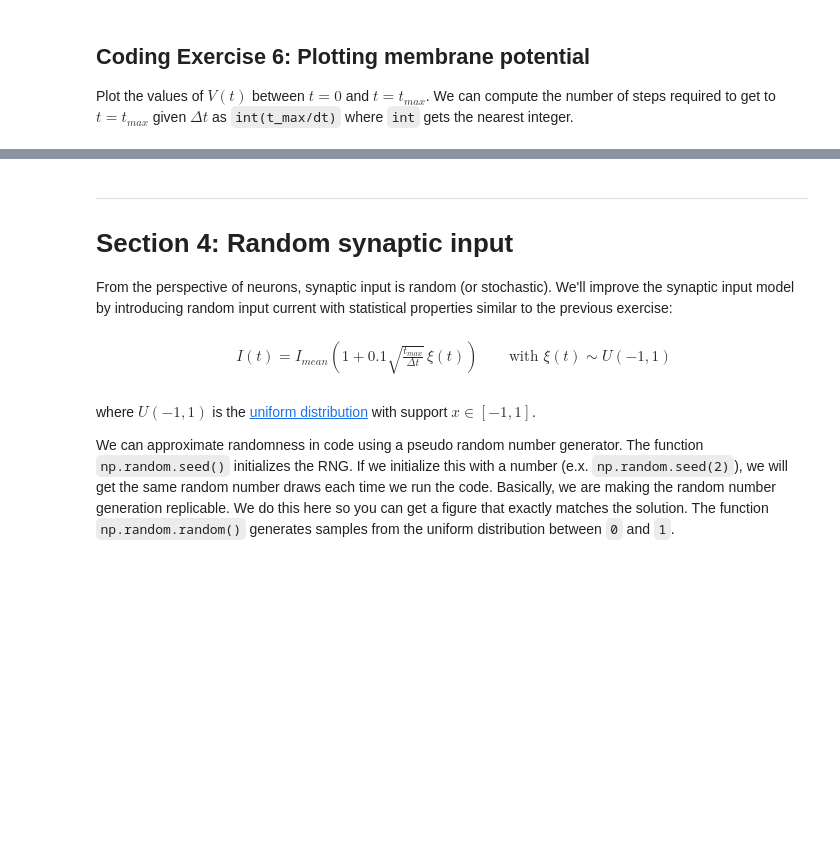
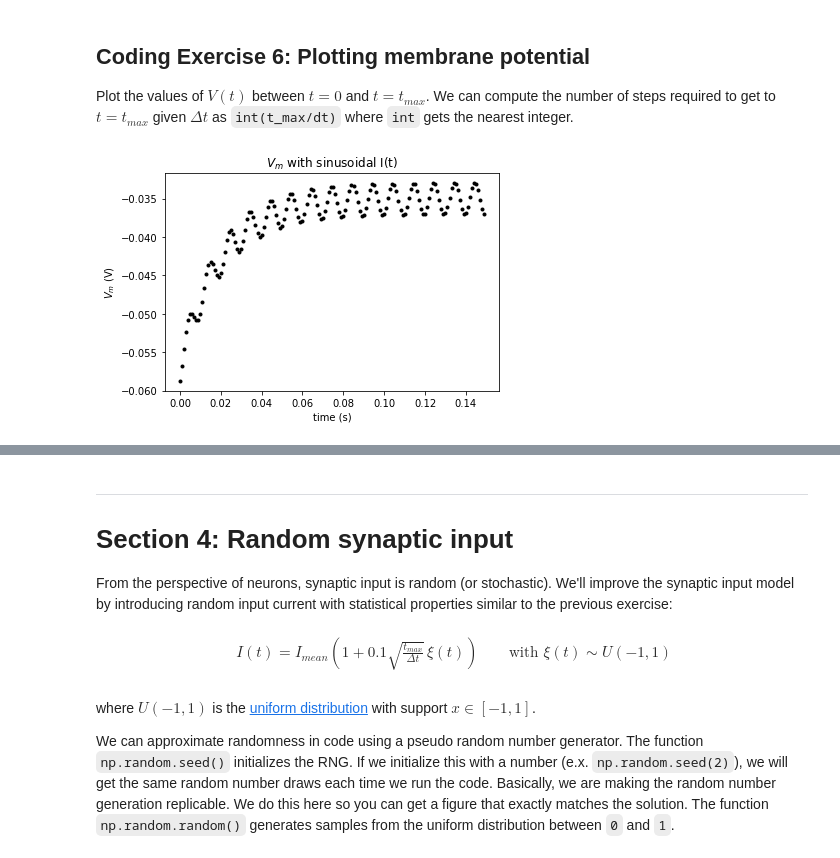
Before and after one commit to SuhaasAdiraju/NeuromatchAcademy2021_Workthrough_SA, a Jupyter notebook: tutorials/W0D1_PythonWorkshop1/student/W0D1_Tutorial1.ipynb, the cells around one changed output, grey strips where cells are left out. Cells and saved outputs as stored; diff of their text form; code cells hidden in the pictures; blank space fills up the shorter version.

```diff
--- a/tutorials/W0D1_PythonWorkshop1/student/W0D1_Tutorial1.ipynb
+++ b/tutorials/W0D1_PythonWorkshop1/student/W0D1_Tutorial1.ipynb
@@ -525,38 +539,41 @@ Plot the values of $V(t)$ between $t=0$ and $t=t_{max}$. We can compute the numb
 #################################################
 ## TODO for students: fill out the figure initialization and plotting code below ##
 # Fill out code and comment or remove the next line
-raise NotImplementedError("Student exercise: You need to fill out membrane potential figure code")
+      #  raise NotImplementedError("Student exercise: You need to fill out membrane potential figure code")
 #################################################
 
 # Initialize step_end
 step_end = int(t_max / dt)
 
 # Initialize v0
 v = el
 
 # Initialize the figure
 plt.figure()
 plt.title('$V_m$ with sinusoidal I(t)')
 plt.xlabel('time (s)')
 plt.ylabel('$V_m$ (V)');
 
+
 # Loop for step_end steps
 for step in range(step_end):
 
   # Compute value of t
   t = step * dt
 
   # Compute value of i at this time step
   i = i_mean * (1 + np.sin((t * 2 * np.pi) / 0.01))
 
   # Compute v
   v = v + dt/tau * (el - v + r*i)
 
   # Plot v (using 'k.' to get even smaller markers)
-  plt.plot(...)
+  plt.plot(t,v,'k.')
 
 # Display plot
 plt.show()
+# %% [output]
+[figure, added]
 # %% [markdown]
 [*Click for solution*](https://github.com/NeuromatchAcademy/precourse/tree/main//tutorials/W0D1_PythonWorkshop1/solutions/W0D1_Tutorial1_Solution_70f05c19.py)
 
```
Also changed, not shown: parts of 3 cells of this notebook.
